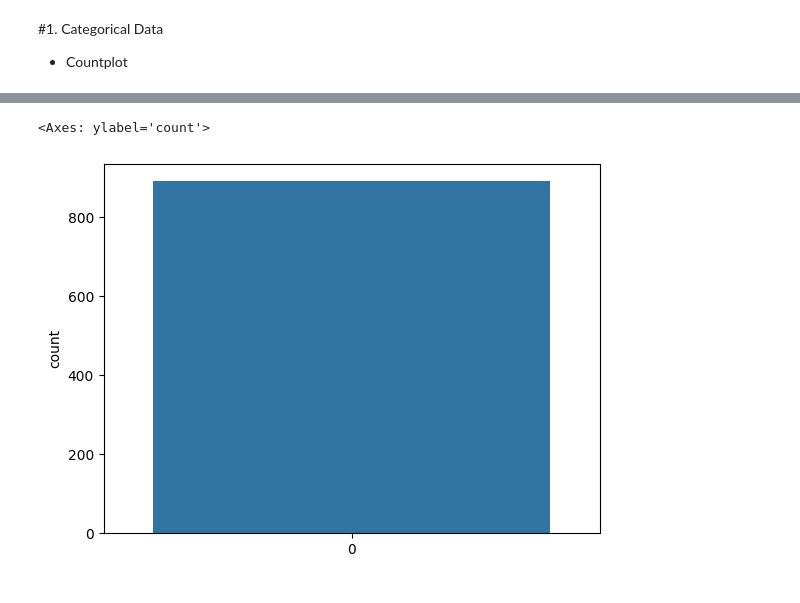
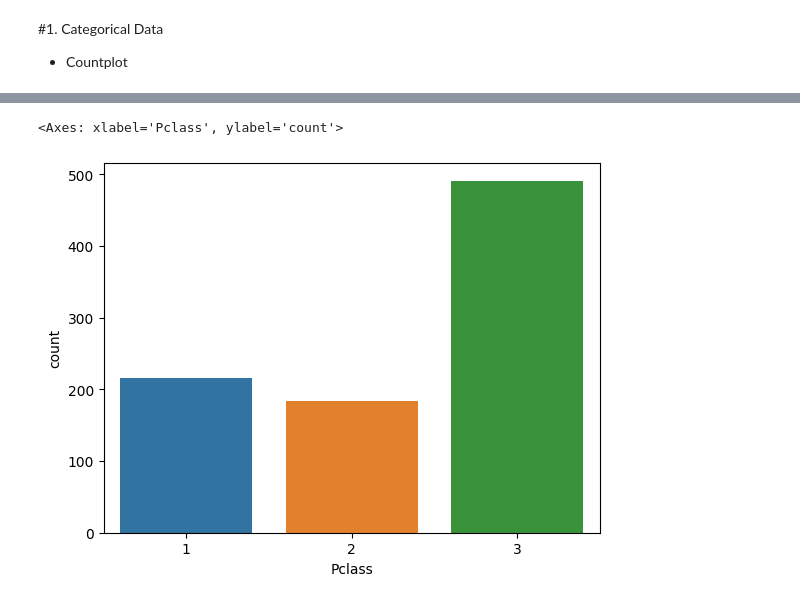
Before and after one commit to rani-sneha/DataScience01, a Jupyter notebook: 100-days-of-machine-learning/D1-D25/D19understanding_your_data.ipynb, the cells around one changed output, grey strips where cells are left out. Saved outputs shown, nothing was run; the diff lists cells and outputs as text; code cells hidden in the pictures.

```diff
--- a/100-days-of-machine-learning/D1-D25/D19understanding_your_data.ipynb
+++ b/100-days-of-machine-learning/D1-D25/D19understanding_your_data.ipynb
@@ -152,5 +157,5 @@ sns.countplot(df['Survived'])
 # %%
-sns.countplot(df['Pclass'])
+sns.countplot(data=df, x="Pclass")
 # %% [output]
-<Axes: ylabel='count'>
+<Axes: xlabel='Pclass', ylabel='count'>
-[figure, old version]
+[figure, new version]
```
Also changed, not shown: parts of 19 cells of this notebook.
